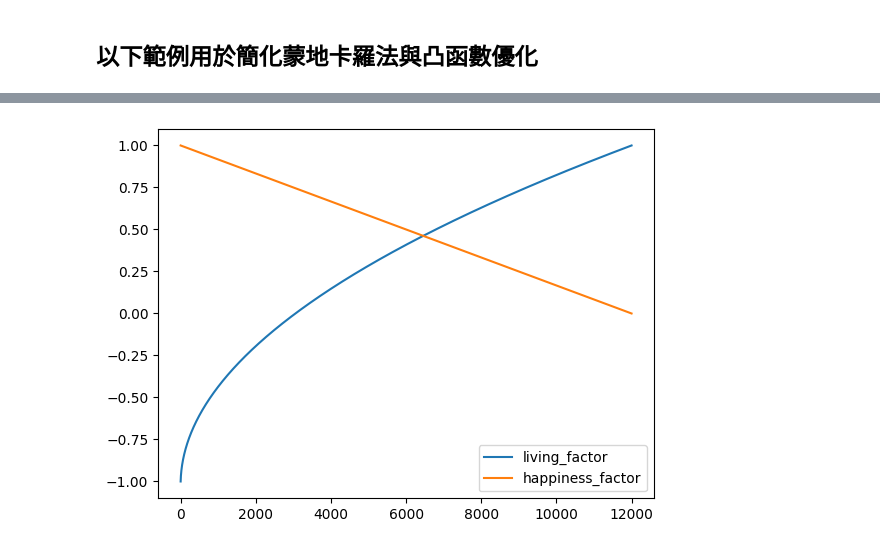
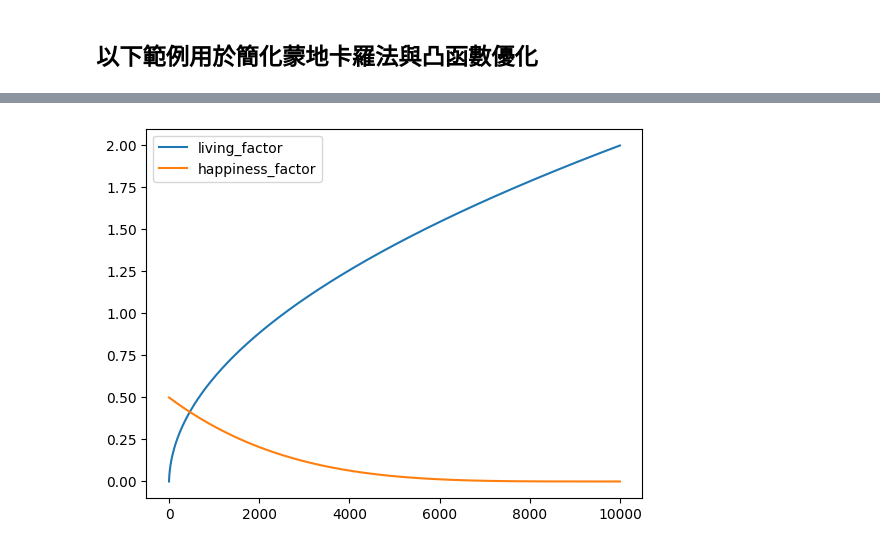
Before and after one commit to Alan-Cheng/q-trade, a Jupyter notebook: CH6-蒙地卡羅法與凸函數最佳化.ipynb, the cells around one changed output, grey strips where cells are left out. Cells and saved outputs as stored; diff of their text form; code cells hidden in the pictures.

```diff
--- a/CH6-蒙地卡羅法與凸函數最佳化.ipynb
+++ b/CH6-蒙地卡羅法與凸函數最佳化.ipynb
@@ -49,7 +49,7 @@ class BaseSeekDay(six.with_metaclass(ABCMeta, object)):
 
     def __init__(self):
         # 每個 seek 每天消耗生命的常數
-        self.living_consum = 0
+        self.livin = 0
         # 每個 seek 每天增加的幸福指數常數
         self.happiness_base = 0
         # 每個 seek 每天增加的財富指數常數
@@ -80,7 +80,7 @@ class BaseSeekDay(six.with_metaclass(ABCMeta, object)):
     def _init_self(self, *args, **kwargs):
         """
         子類別必須實作：
-        設定自己的固定常數（living_consum, happiness_base ...）
+        設定自己的固定常數（livin, happiness_base ...）
         與可變因子序列（living_factor, happiness_factor ...）
         """
         pass
@@ -107,9 +107,9 @@ class BaseSeekDay(six.with_metaclass(ABCMeta, object)):
 
         # 1) 計算生命消耗
         if idx >= len(self.living_factor):
-            consume_living = self.living_factor[-1] * self.living_consum
+            consume_living = self.living_factor[-1] * self.living_consume
         else:
-            consume_living = self.living_factor[idx] * self.living_consum
+            consume_living = self.living_factor[idx] * self.living_consume
 
         # 2) 計算幸福
         if idx >= len(self.happiness_factor):
@@ -133,4 +133,10 @@ class BaseSeekDay(six.with_metaclass(ABCMeta, object)):
         self.do_seek_day_cnt += 1
 
         return consume_living, happiness, wealth, fame
+
+
+# 正規化
+def regular_mm(group):
+    """最小–最大正規化"""
+    return (group - group.min()) / (group.max() - group.min())
 # %%
@@ -186,16 +209,64 @@ class HealthSeekDay(BaseSeekDay):
 # %%
-# 初始化我
+# 追求財富的一天的類別
+class StockSeekDay(BaseSeekDay):
+    """
+    StockSeekDay：追求財富金錢的一天
+    形象：做投資、股票等與賺錢有關的事
+    抽象：追求財富與金錢
+    """
+
+    def _init_self(self, show=False):
+        # 每天對生命消耗的常數 = 2（代表等於消耗 2 天）
+        self.living_consume = 2
+        # 每天幸福指數常數 = 0.5
+        self.happiness_base = 0.5
+        # 財富累積常數 = 10
+        self.wealth_base = 10
+
+        # 產生可變因子序列
+        self._gen_living_days()
+
+    def _gen_living_days(self):
+        """
+        建立生命消耗、幸福感與財富增長的可變序列
+        """
+
+        # 生成 10000 天的序列
+        days = np.arange(1, 10000)
+
+        # 對生命消耗的基底函式使用 sqrt()，代表初期成長平緩，後期變快
+        living_days = np.sqrt(days)
+
+        # 不像 HealthSeekDay 從負值開始，這裡直接 0～1
+        self.living_factor = regular_mm(living_days)
+
+        # 幸福指數使用 np.power(days, 4)，下降更快（由 1 → 0）
+        happiness_days = np.power(days, 4)
+        self.happiness_factor = regular_mm(happiness_days)[::-1]
+
+        """
+        財富因子：
+        這裡簡化設定為與 living_factor 相同（0～1）
+        代表隨著時間推進，投資能力與報酬率逐漸提升；
+        也象徵「第一個 100 萬最難賺」。
+        """
+        self.wealth_factor = self.living_factor
+
+# ==== 測試 ====
+# 初始化一個我
 me = Person()
-# 初始化追求健康的一天
-seek_health = HealthSeekDay()
+# 初始化追求財富的日子
+seek_stock = StockSeekDay()
+# 活著就追求財富
 while me.living > 0:
-    # 只要活著就只追求健康
-    me.live_one_day(seek_health)
-print('只追求健康長壽快樂活了{}年，幸福指數{},財富累積{},名望權力{}'.format
+    me.live_one_day(seek_stock)
+
+print('只追求財富活了{}年，幸福指數{},財富累積{},名望權力{}'.format
       (round(me.living_day / 365, 2), round(me.happiness, 2),
        me.wealth, me.fame))
 
-plt.plot(seek_health.living_factor * seek_health.living_consum)
-plt.plot(seek_health.happiness_factor * seek_health.happiness_base)
+plt.plot(seek_stock.living_factor * seek_stock.living_consume)
+plt.plot(seek_stock.happiness_factor * seek_stock.happiness_base)
 plt.legend(['living_factor', 'happiness_factor'], loc='best')
+plt.show()
 # %% [output]
@@ -204 +274 @@ plt.legend(['living_factor', 'happiness_factor'], loc='best')
-[figure, old version]
+[figure, new version]
```
Also changed, not shown: parts of 3 cells of this notebook.
